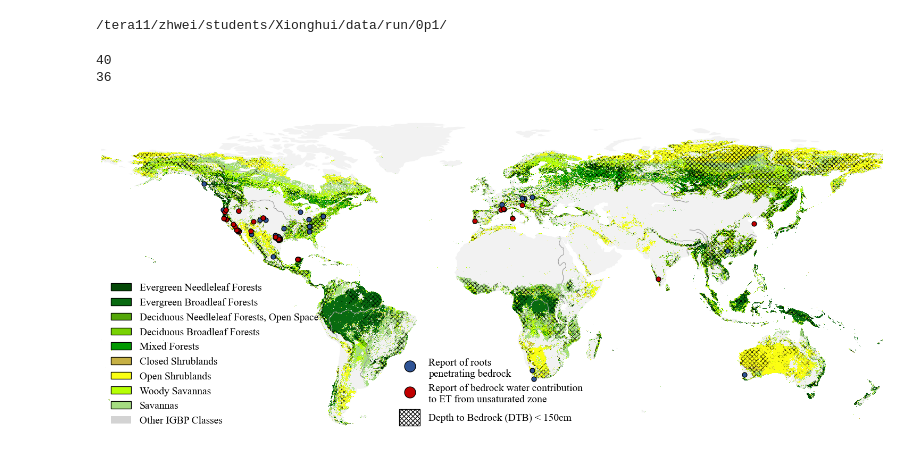
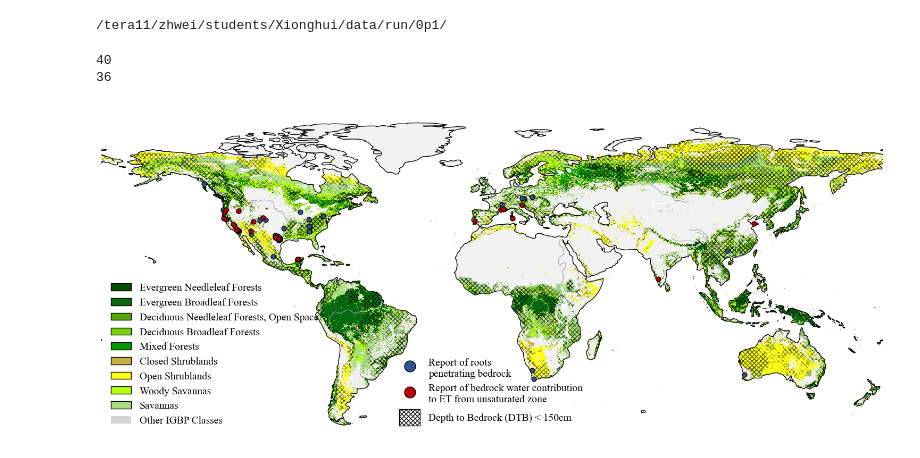
Before and after one commit to xuxh1/Bedrock, a Jupyter notebook: draw/draw_g1_imshow_IGBP_shallowbedrock.ipynb, the cells around one changed output. Drawn from its saved outputs; the diff is of its cells as text; code cells hidden in the pictures.

```diff
--- a/draw/draw_g1_imshow_IGBP_shallowbedrock.ipynb
+++ b/draw/draw_g1_imshow_IGBP_shallowbedrock.ipynb
@@ -46,6 +54,9 @@ bedrock_mask = np.where((bedrock_data < 150) & (igbp_data<10) ,bedrock_data,np.n
 
 igbp_mask_xr = xr.DataArray(igbp_mask, dims=["lat", "lon"], coords={"lat": igbp_data.coords["lat"], "lon": igbp_data.coords["lon"]})
 bedrock_mask_xr = xr.DataArray(bedrock_mask, dims=["lat", "lon"], coords={"lat": igbp_data.coords["lat"], "lon": igbp_data.coords["lon"]})
+# %%
+igbp_mask_xr = igbp_mask_xr.coarsen(lat=2, lon=2, boundary='trim').mean()
+bedrock_mask_xr = bedrock_mask_xr.coarsen(lat=2, lon=2, boundary='trim').mean()
 # %%
 # IGBP官方颜色映射（1-9类）
 igbp_colors = [
@@ -79,7 +90,8 @@ im = igbp_mask_xr.plot.pcolormesh(
     cmap=cmap,
     norm=norm,
     add_colorbar=False,
-    transform=ccrs.PlateCarree()
+    transform=ccrs.PlateCarree(),
+    rasterized=True
 )
 
 # 叠加基岩深度掩膜（使用hatch图案）
@@ -91,23 +103,9 @@ bedrock_mask_xr.plot.contourf(
     edgecolor=(1, 0, 0, 0.3),
     alpha=0,  # 设置透明度，0是完全透明，1是不透明
     add_colorbar=False,
-    transform=ccrs.PlateCarree()
+    transform=ccrs.PlateCarree(),
+    rasterized=True
 )
-
-# cs = bedrock_mask_xr.plot.contourf(
-#     ax=ax,
-#     levels=[0.5, 1.5],
-#     colors='none',
-#     hatches=['xxx'],
-#     alpha=0,
-#     add_colorbar=False,
-#     transform=ccrs.PlateCarree()
-# )
-
-# # 设置hatch颜色
-# for collection in cs.collections:
-#     collection.set_edgecolor((0.8, 0.2, 0.2, 0.7))  # 暗红色，70%透明度
-#     collection.set_linewidth(1.2)
 
 for spine in ax.spines.values():
     spine.set_edgecolor('black')
@@ -116,16 +114,13 @@ for spine in ax.spines.values():
 ax.set_xlim(region[0], region[1])
 ax.set_ylim(region[2], region[3])
 
-# coastline = cfeature.NaturalEarthFeature('physical', 'coastline', '50m', edgecolor='0.6', facecolor='none')
 rivers = cfeature.NaturalEarthFeature('physical', 'rivers_lake_centerlines', '110m', edgecolor='0.6', facecolor='none')
 ax.add_feature(cfeature.LAND, facecolor='0.95')
-
-# ax.add_feature(coastline, linewidth=0.6)
+ax.add_feature(cfeature.COASTLINE)
 ax.add_feature(cfeature.LAKES, alpha=1, facecolor='white', edgecolor='white')
 ax.add_feature(rivers, linewidth=0.8)
 # ax.gridlines(draw_labels=False, linestyle=':', linewidth=0.7, color='grey', alpha=0.8)
 
-# ax.add_feature(cfeature.COASTLINE)
 ax.set_extent(region)
 ax.xaxis.set_major_formatter(LongitudeFormatter())
 ax.yaxis.set_major_formatter(LatitudeFormatter())
@@ -164,31 +159,31 @@ legend_elements2.append(Patch(facecolor='none', hatch='xxxx', edgecolor='black',
 
 # 先添加第一个图例
 leg1 = ax.legend(
     handles=legend_elements1,
     loc='lower left',
     frameon=False,
     title='',
     fontsize=14
 )
 
 # 手动将第一个图例添加到坐标轴
 ax.add_artist(leg1)
 
 # 再添加第二个图例
 ax.legend(
     handles=legend_elements2,
     loc='lower center',
     frameon=False,
     title='',
     fontsize=14,
     handlelength=2, handleheight=2
 )
 
 # 设置图形标题和布局
 # plt.title('Global Woody Vegetation Cover with Bedrock Depth', fontsize=14, pad=20)
 plt.tight_layout()
 plt.show()
 # %% [output]
 40
 36
-[figure, old version]
+[figure, new version]
```
Also changed, not shown: parts of 2 cells of this notebook, 37 other files.
